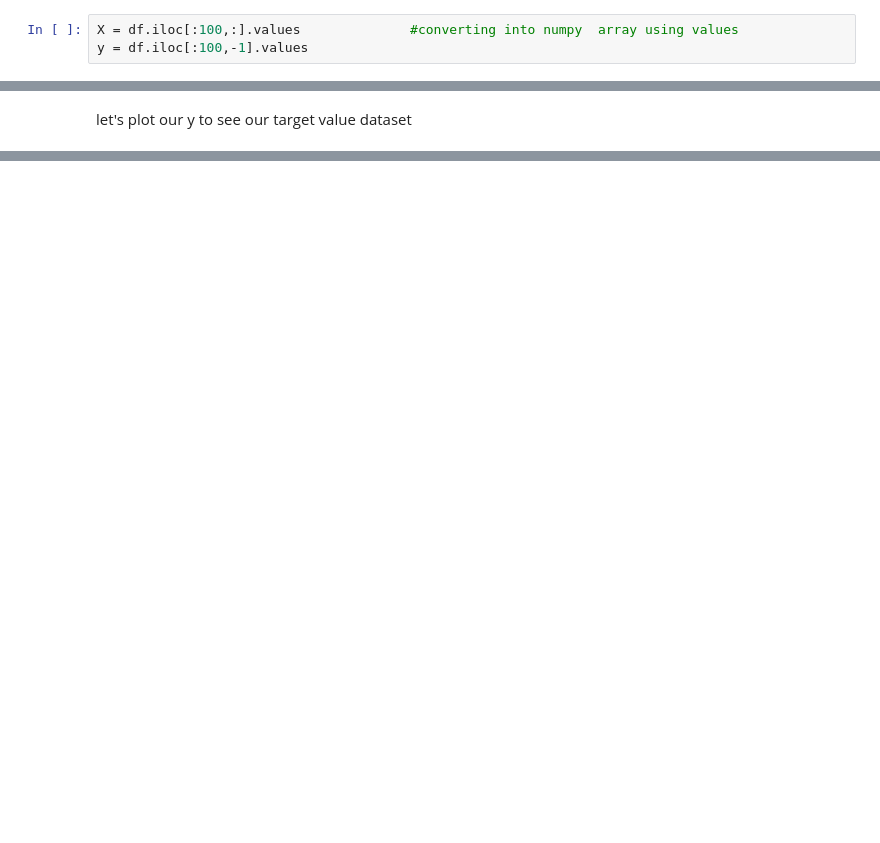
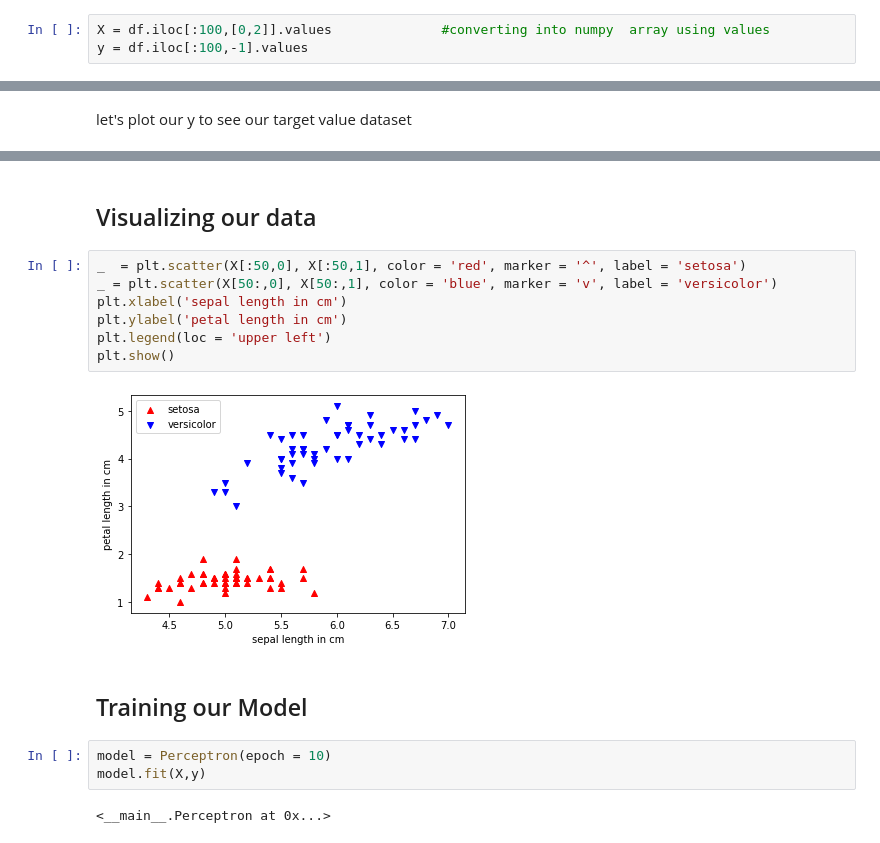
Before and after one commit to rishav-ish/MachineLearning, a Jupyter notebook: IrisClassification.ipynb, the cells around one changed output, grey strips where cells are left out. Saved outputs shown, nothing was run; the diff lists cells and outputs as text; blank space fills up the shorter version.

```diff
--- a/IrisClassification.ipynb
+++ b/IrisClassification.ipynb
@@ -55,3 +57,3 @@ For understanding purpose we will be using first 100 samples of our dataset that
 # %%
-X = df.iloc[:100,:].values              #converting into numpy  array using values
+X = df.iloc[:100,[0,2]].values              #converting into numpy  array using values
 y = df.iloc[:100,-1].values
@@ -64,0 +104,18 @@ plt.show()
+# %% [markdown]
+## Visualizing our data
+# %%
+_  = plt.scatter(X[:50,0], X[:50,1], color = 'red', marker = '^', label = 'setosa')
+_ = plt.scatter(X[50:,0], X[50:,1], color = 'blue', marker = 'v', label = 'versicolor')
+plt.xlabel('sepal length in cm')
+plt.ylabel('petal length in cm')
+plt.legend(loc = 'upper left')
+plt.show()
+# %% [output]
+[figure, added]
+# %% [markdown]
+## Training our Model
+# %%
+model = Perceptron(epoch = 10)
+model.fit(X,y)
+# %% [output]
+<__main__.Perceptron at 0x...>
```
Also changed, not shown: parts of 12 cells of this notebook.
